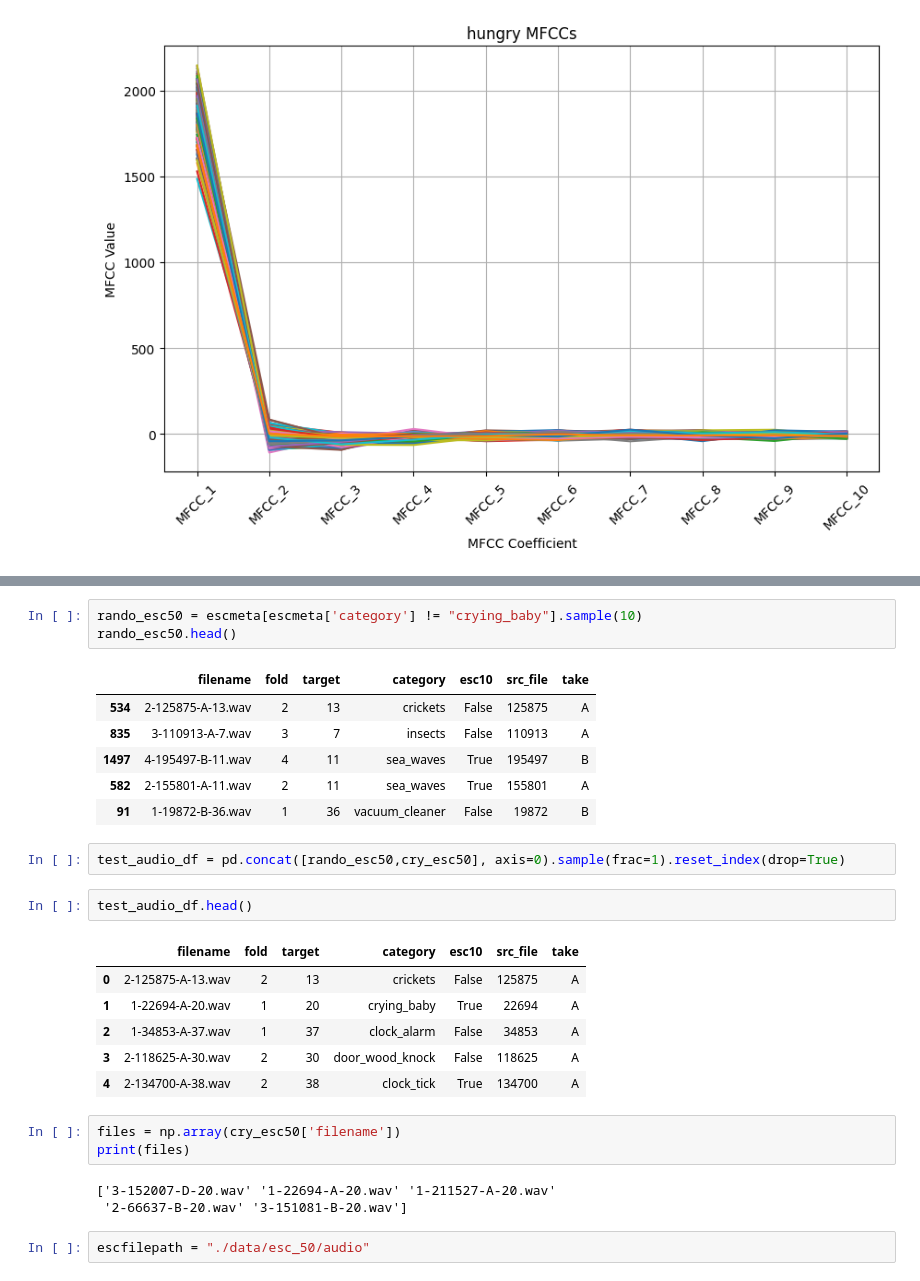
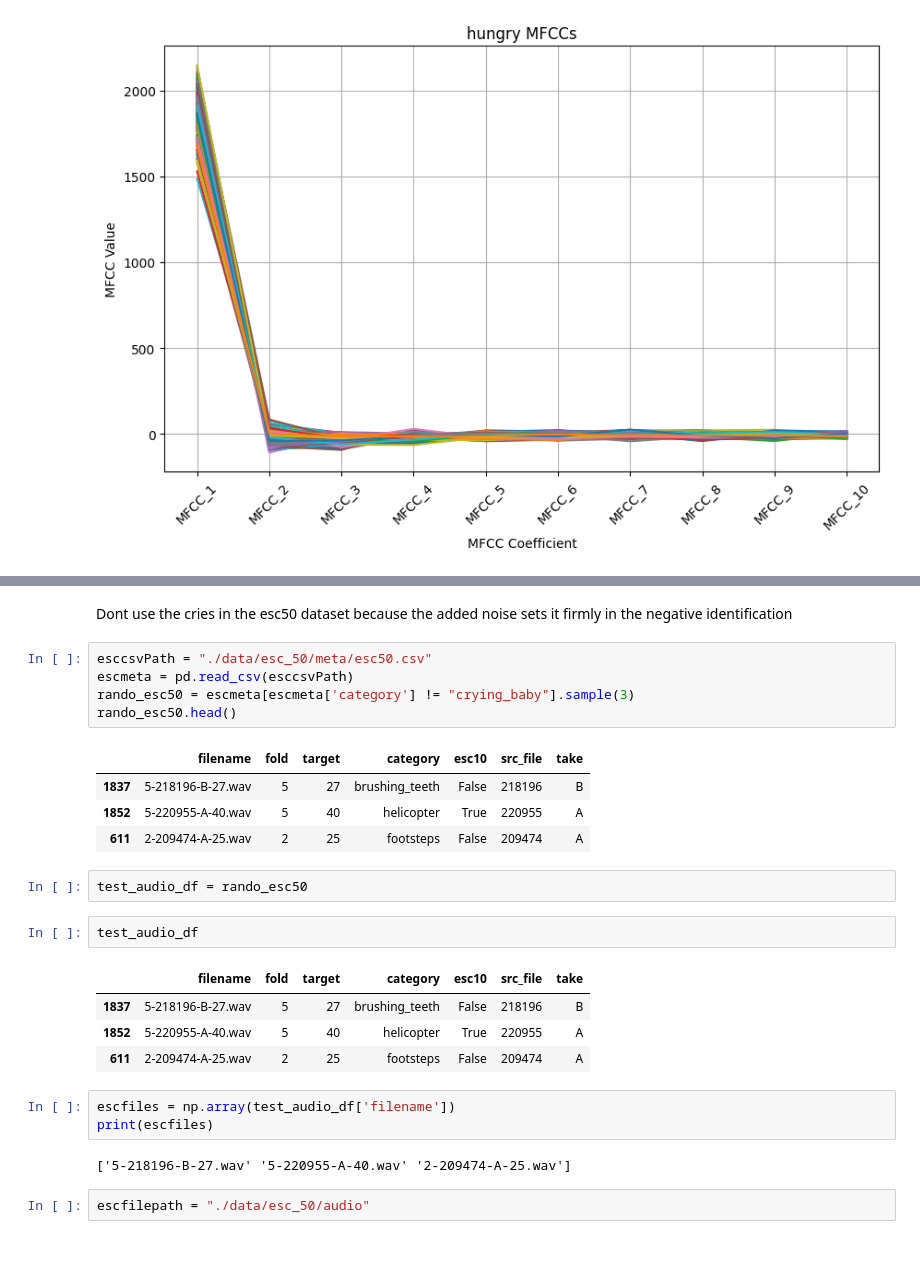
Before and after one commit to alem-147/infasafe, a Jupyter notebook: audio_analysis/feature_extraction.ipynb, the cells around one changed output, grey strips where cells are left out. Saved outputs shown, nothing was run; the diff lists cells and outputs as text; blank space fills up the shorter version.

Commit message:
better stitching of audio files for testing

```diff
--- a/audio_analysis/feature_extraction.ipynb
+++ b/audio_analysis/feature_extraction.ipynb
@@ -389,29 +376,28 @@ cry_esc50.head()
+# %% [markdown]
+Dont use the cries in the esc50 dataset because the added noise sets it firmly in the negative identification
 # %%
-rando_esc50 = escmeta[escmeta['category'] != "crying_baby"].sample(10)
+esccsvPath = "./data/esc_50/meta/esc50.csv"
+escmeta = pd.read_csv(esccsvPath)
+rando_esc50 = escmeta[escmeta['category'] != "crying_baby"].sample(3)
 rando_esc50.head()
 # %% [output]
 |  | filename | fold | target | category | esc10 | src_file | take |
-| 534 | 2-125875-A-13.wav | 2 | 13 | crickets | False | 125875 | A |
-| 835 | 3-110913-A-7.wav | 3 | 7 | insects | False | 110913 | A |
-| 1497 | 4-195497-B-11.wav | 4 | 11 | sea_waves | True | 195497 | B |
-| 582 | 2-155801-A-11.wav | 2 | 11 | sea_waves | True | 155801 | A |
-| 91 | 1-19872-B-36.wav | 1 | 36 | vacuum_cleaner | False | 19872 | B |
+| 1837 | 5-218196-B-27.wav | 5 | 27 | brushing_teeth | False | 218196 | B |
+| 1852 | 5-220955-A-40.wav | 5 | 40 | helicopter | True | 220955 | A |
+| 611 | 2-209474-A-25.wav | 2 | 25 | footsteps | False | 209474 | A |
 # %%
-test_audio_df = pd.concat([rando_esc50,cry_esc50], axis=0).sample(frac=1).reset_index(drop=True)
+test_audio_df = rando_esc50
 # %%
-test_audio_df.head()
+test_audio_df
 # %% [output]
 |  | filename | fold | target | category | esc10 | src_file | take |
-| 0 | 2-125875-A-13.wav | 2 | 13 | crickets | False | 125875 | A |
-| 1 | 1-22694-A-20.wav | 1 | 20 | crying_baby | True | 22694 | A |
-| 2 | 1-34853-A-37.wav | 1 | 37 | clock_alarm | False | 34853 | A |
-| 3 | 2-118625-A-30.wav | 2 | 30 | door_wood_knock | False | 118625 | A |
-| 4 | 2-134700-A-38.wav | 2 | 38 | clock_tick | True | 134700 | A |
+| 1837 | 5-218196-B-27.wav | 5 | 27 | brushing_teeth | False | 218196 | B |
+| 1852 | 5-220955-A-40.wav | 5 | 40 | helicopter | True | 220955 | A |
+| 611 | 2-209474-A-25.wav | 2 | 25 | footsteps | False | 209474 | A |
 # %%
-files = np.array(cry_esc50['filename'])
-print(files)
+escfiles = np.array(test_audio_df['filename'])
+print(escfiles)
 # %% [output]
-['3-152007-D-20.wav' '1-22694-A-20.wav' '1-211527-A-20.wav'
- '2-66637-B-20.wav' '3-151081-B-20.wav']
+['5-218196-B-27.wav' '5-220955-A-40.wav' '2-209474-A-25.wav']
 # %%
 escfilepath = "./data/esc_50/audio"
```
Also changed, not shown: parts of 17 cells of this notebook.
